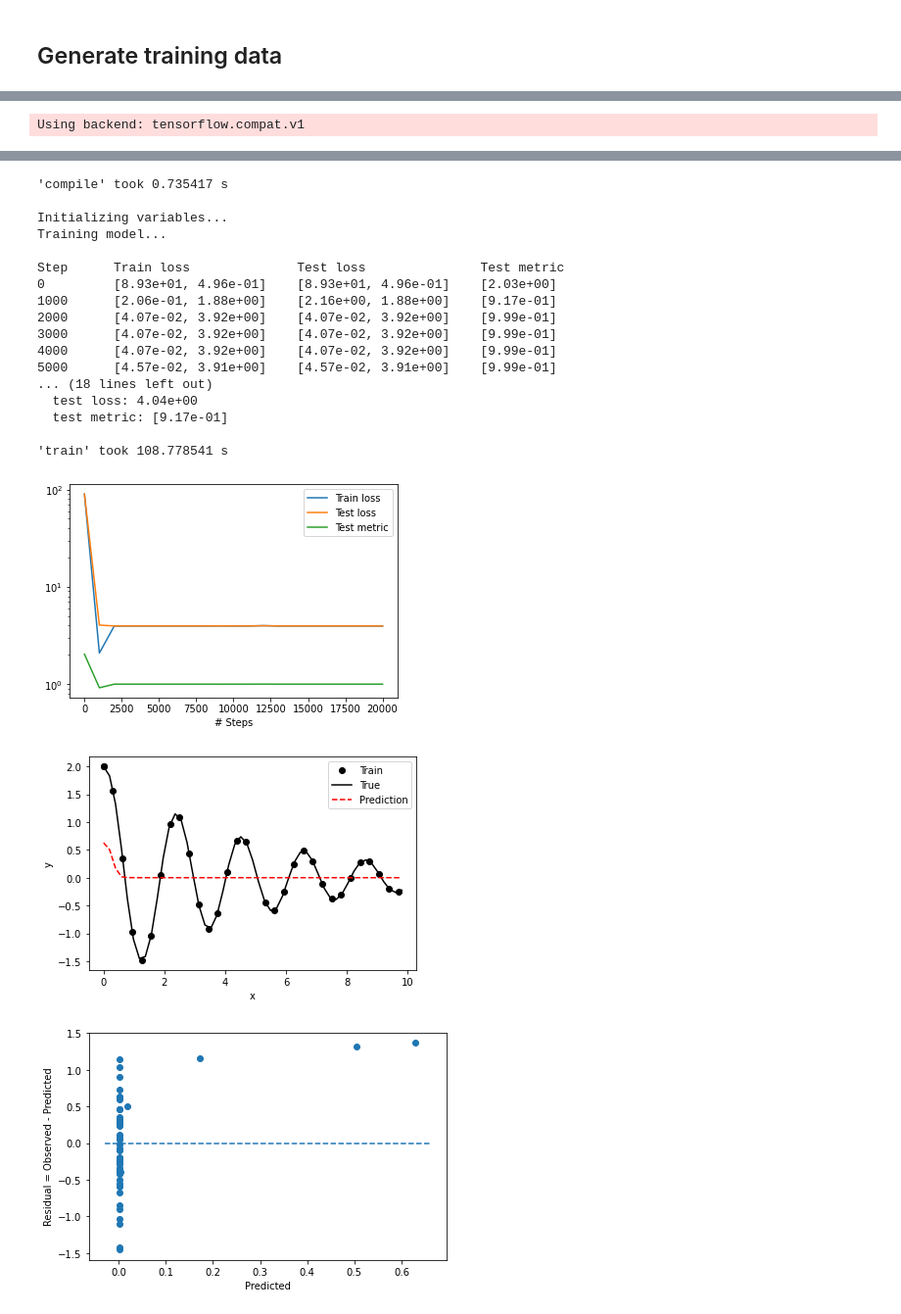
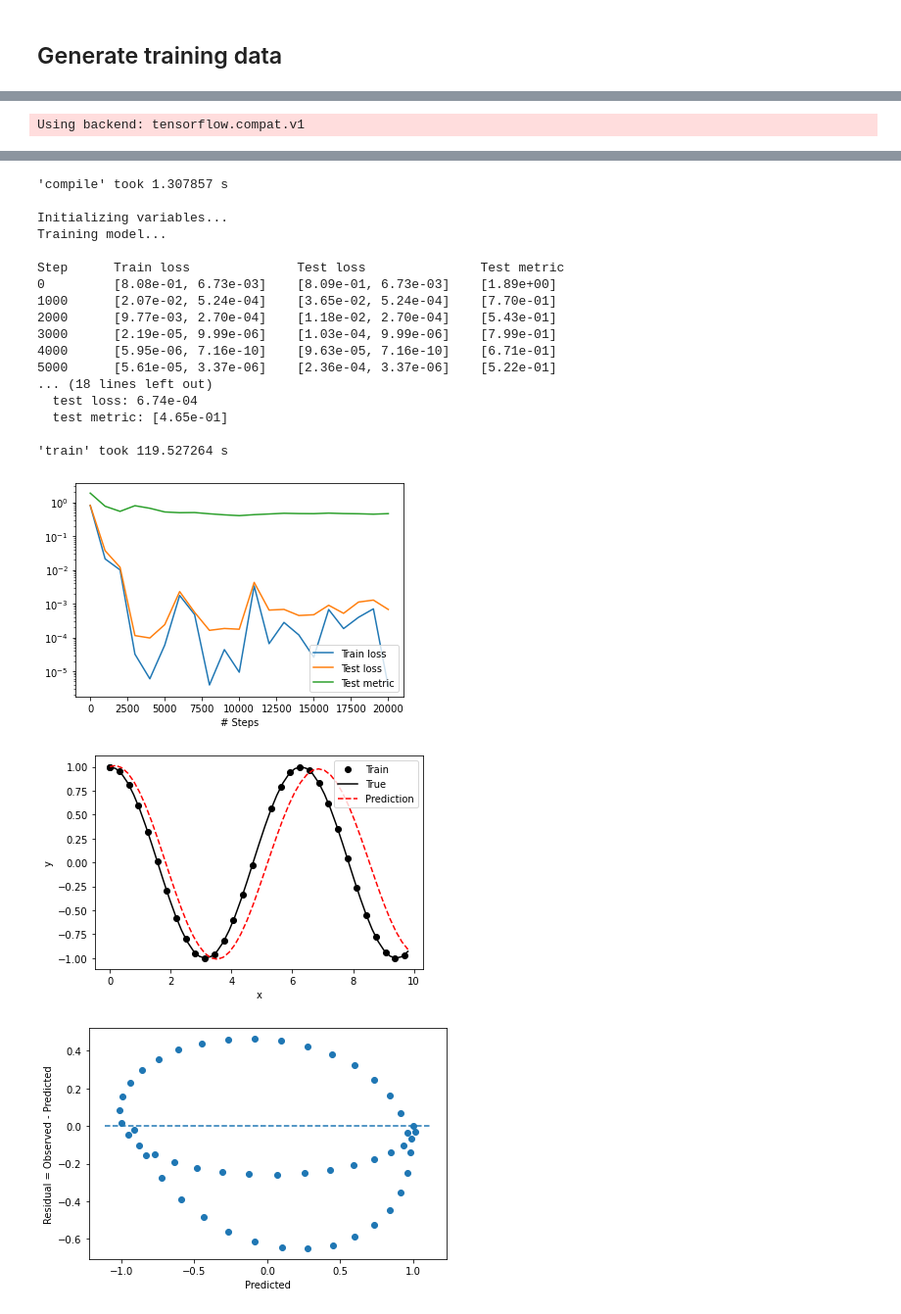
Before and after one commit to lennart2810/InvertedPendulumSDS, a Jupyter notebook: PINN/Pendulum/Pendulum PINN.ipynb, the cells around one changed output, grey strips where cells are left out. Shown at 98% size. Drawn from its saved outputs; the diff is of its cells as text; code cells hidden in the pictures.

```diff
--- a/PINN/Pendulum/Pendulum PINN.ipynb
+++ b/PINN/Pendulum/Pendulum PINN.ipynb
@@ -357,10 +351,9 @@ def ode_system(t, theta):
     """ODE
     theta''(t) = -g*sin(theta(t))/L
     """
-    #dtheta1_dt = dde.grad.jacobian(theta, t, i=0)
-    #dtheta2_dt = dde.grad.jacobian(dtheta1_dt, t, i=0)
-    dtheta2_dt = dde.grad.hessian(theta, t, i=0)
-    return [dtheta2_dt + (9.81/1)*tf.sin(theta)]
+    dtheta1_dt = dde.grad.jacobian(theta, t, i=0)
+    dtheta2_dt = dde.grad.jacobian(dtheta1_dt, t, i=0)
+    return [dtheta2_dt + tf.sin(theta)]
 
 def boundary(_, on_initial):
     return on_initial
@@ -369,11 +362,11 @@ def func(t):
     """
     theta = cos(t)
     """
-    return theta_solution(t)
+    return np.cos(t)
 
 geom = dde.geometry.TimeDomain(0, 10)
-ic1 = dde.IC(geom, theta_solution, boundary, component=0)
-data = dde.data.PDE(geom, ode_system, [ic1], 30, 1, solution=func, num_test=50)
+ic1 = dde.IC(geom, np.cos, boundary, component=0)
+data = dde.data.PDE(geom, ode_system, [ic1], 30, 1, solution=func, num_test=50) #
 
 layer_size = [1] + [30] * 3 + [1]
 activation = "sigmoid"
@@ -398,20 +391,20 @@ Building feed-forward neural network...
-'compile' took 0.735417 s
+'compile' took 1.307857 s
 
 Initializing variables...
 Training model...
 
 Step      Train loss              Test loss               Test metric
-0         [8.93e+01, 4.96e-01]    [8.93e+01, 4.96e-01]    [2.03e+00]
-1000      [2.06e-01, 1.88e+00]    [2.16e+00, 1.88e+00]    [9.17e-01]
-2000      [4.07e-02, 3.92e+00]    [4.07e-02, 3.92e+00]    [9.99e-01]
-3000      [4.07e-02, 3.92e+00]    [4.07e-02, 3.92e+00]    [9.99e-01]
-4000      [4.07e-02, 3.92e+00]    [4.07e-02, 3.92e+00]    [9.99e-01]
-5000      [4.57e-02, 3.91e+00]    [4.57e-02, 3.91e+00]    [9.99e-01]
+0         [8.08e-01, 6.73e-03]    [8.09e-01, 6.73e-03]    [1.89e+00]
+1000      [2.07e-02, 5.24e-04]    [3.65e-02, 5.24e-04]    [7.70e-01]
+2000      [9.77e-03, 2.70e-04]    [1.18e-02, 2.70e-04]    [5.43e-01]
+3000      [2.19e-05, 9.99e-06]    [1.03e-04, 9.99e-06]    [7.99e-01]
+4000      [5.95e-06, 7.16e-10]    [9.63e-05, 7.16e-10]    [6.71e-01]
+5000      [5.61e-05, 3.37e-06]    [2.36e-04, 3.37e-06]    [5.22e-01]
 ... (18 lines left out)
-  test loss: 4.04e+00
-  test metric: [9.17e-01]
+  test loss: 6.74e-04
+  test metric: [4.65e-01]
 
-'train' took 108.778541 s
+'train' took 119.527264 s
-[figure, old version]
+[figure, new version]
-[figure, old version]
+[figure, new version]
-[figure, old version]
+[figure, new version]
```
Also changed, not shown: parts of 7 cells of this notebook, 2 other files.
